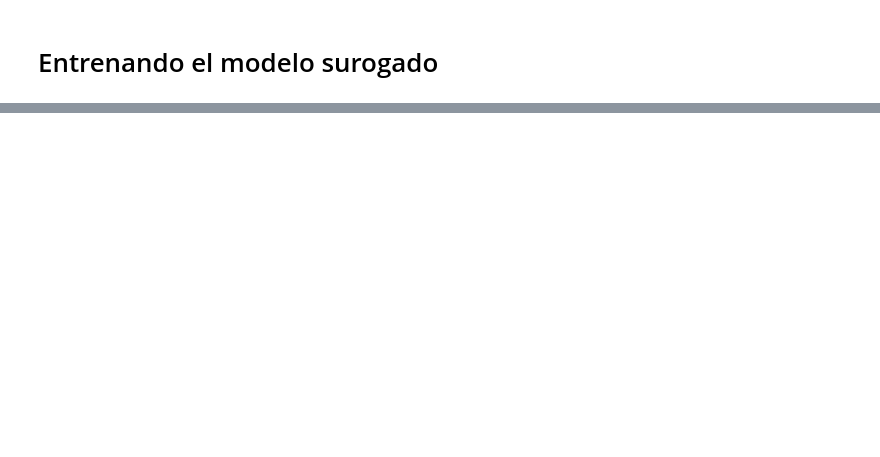
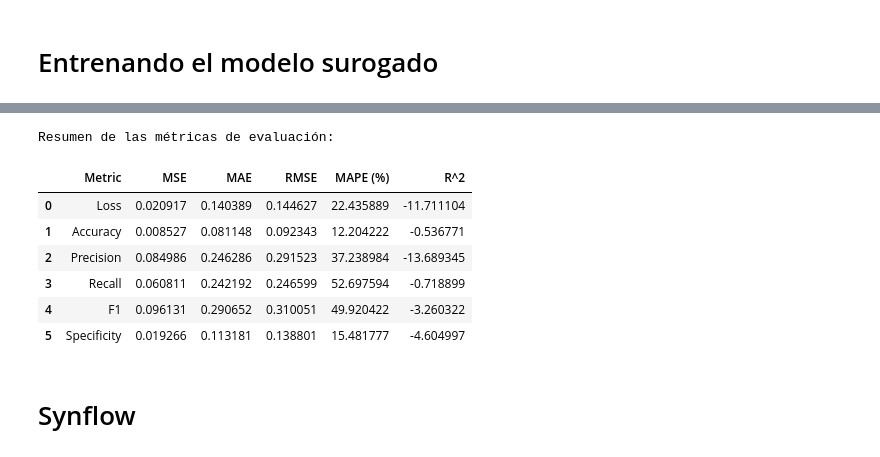
Before and after one commit to EriherSizac/Improving-deep-neural-networks-to-identify-mental-disorders-using-Neural-Architecture-Search, a Jupyter notebook: D3T3C/D3TEC Dataset/RealEncoding.ipynb, the cells around one changed output, grey strips where cells are left out. Saved outputs shown, nothing was run; the diff lists cells and outputs as text; code cells hidden in the pictures; blank space fills up the shorter version.

```diff
--- a/D3T3C/D3TEC Dataset/RealEncoding.ipynb
+++ b/D3T3C/D3TEC Dataset/RealEncoding.ipynb
@@ -1576,0 +1835,14 @@ Predicción de Specificity para Model with DepthwiseConv2D: 0.4850071966648102
+# %%
+print("\nResumen de las métricas de evaluación:")
+df_comparison_metrics
+# %% [output]
+Resumen de las métricas de evaluación:
+|  | Metric | MSE | MAE | RMSE | MAPE (%) | R^2 |
+| 0 | Loss | 0.020917 | 0.140389 | 0.144627 | 22.435889 | -11.711104 |
+| 1 | Accuracy | 0.008527 | 0.081148 | 0.092343 | 12.204222 | -0.536771 |
+| 2 | Precision | 0.084986 | 0.246286 | 0.291523 | 37.238984 | -13.689345 |
+| 3 | Recall | 0.060811 | 0.242192 | 0.246599 | 52.697594 | -0.718899 |
+| 4 | F1 | 0.096131 | 0.290652 | 0.310051 | 49.920422 | -3.260322 |
+| 5 | Specificity | 0.019266 | 0.113181 | 0.138801 | 15.481777 | -4.604997 |
+# %% [markdown]
+# Synflow
```
Also changed, not shown: parts of 21 cells of this notebook.
